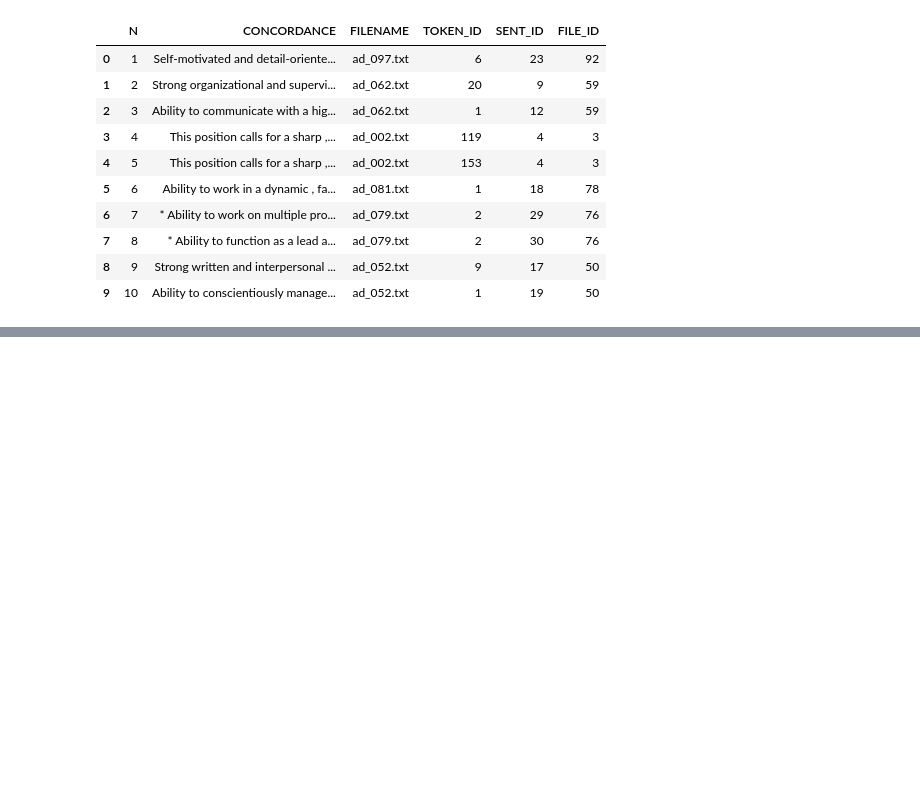
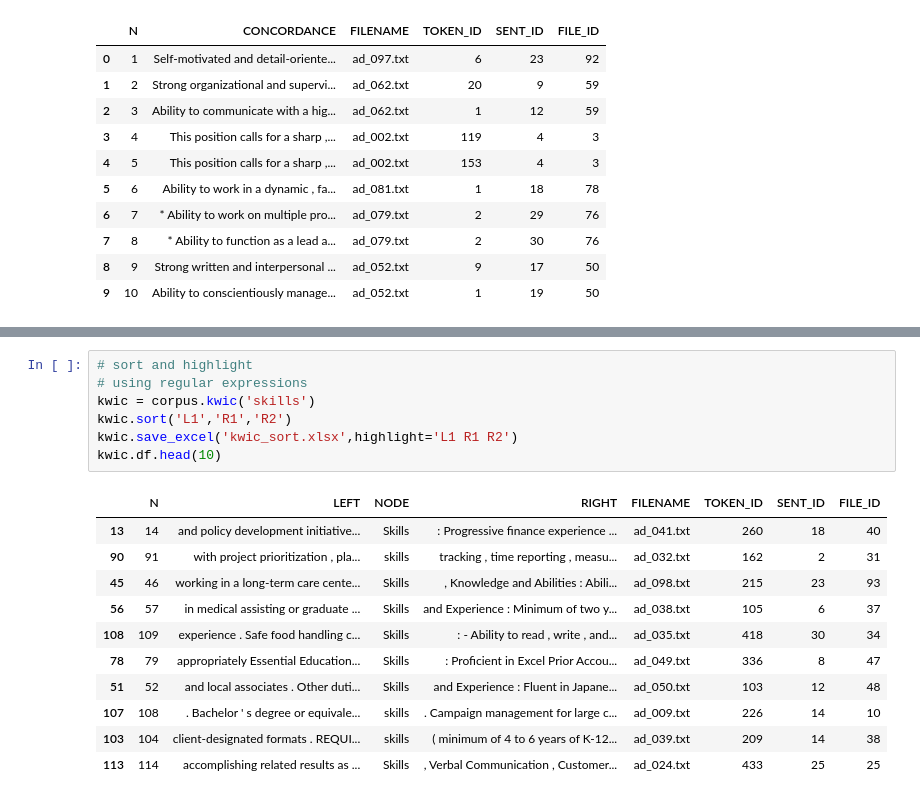
Before and after one commit to ilexistools/kitconc-usage, a Jupyter notebook: basics.ipynb, the cells around one changed output, grey strips where cells are left out. Drawn from its saved outputs; the diff is of its cells as text; blank space fills up the shorter version.

```diff
--- a/basics.ipynb
+++ b/basics.ipynb
@@ -200,0 +236,19 @@ conc.df.head(10)
+# %%
+# sort and highlight
+# using regular expressions
+kwic = corpus.kwic('skills')
+kwic.sort('L1','R1','R2')
+kwic.save_excel('kwic_sort.xlsx',highlight='L1 R1 R2')
+kwic.df.head(10)
+# %% [output]
+|  | N | LEFT | NODE | RIGHT | FILENAME | TOKEN_ID | SENT_ID | FILE_ID |
+| 13 | 14 | and policy development initiative... | Skills | : Progressive finance experience ... | ad_041.txt | 260 | 18 | 40 |
+| 90 | 91 | with project prioritization , pla... | skills | tracking , time reporting , measu... | ad_032.txt | 162 | 2 | 31 |
+| 45 | 46 | working in a long-term care cente... | Skills | , Knowledge and Abilities : Abili... | ad_098.txt | 215 | 23 | 93 |
+| 56 | 57 | in medical assisting or graduate ... | Skills | and Experience : Minimum of two y... | ad_038.txt | 105 | 6 | 37 |
+| 108 | 109 | experience . Safe food handling c... | Skills | : - Ability to read , write , and... | ad_035.txt | 418 | 30 | 34 |
+| 78 | 79 | appropriately Essential Education... | Skills | : Proficient in Excel Prior Accou... | ad_049.txt | 336 | 8 | 47 |
+| 51 | 52 | and local associates . Other duti... | Skills | and Experience : Fluent in Japane... | ad_050.txt | 103 | 12 | 48 |
+| 107 | 108 | . Bachelor ' s degree or equivale... | skills | . Campaign management for large c... | ad_009.txt | 226 | 14 | 10 |
+| 103 | 104 | client-designated formats . REQUI... | skills | ( minimum of 4 to 6 years of K-12... | ad_039.txt | 209 | 14 | 38 |
+| 113 | 114 | accomplishing related results as ... | Skills | , Verbal Communication , Customer... | ad_024.txt | 433 | 25 | 25 |
```
Also changed, not shown: parts of 8 cells of this notebook.
